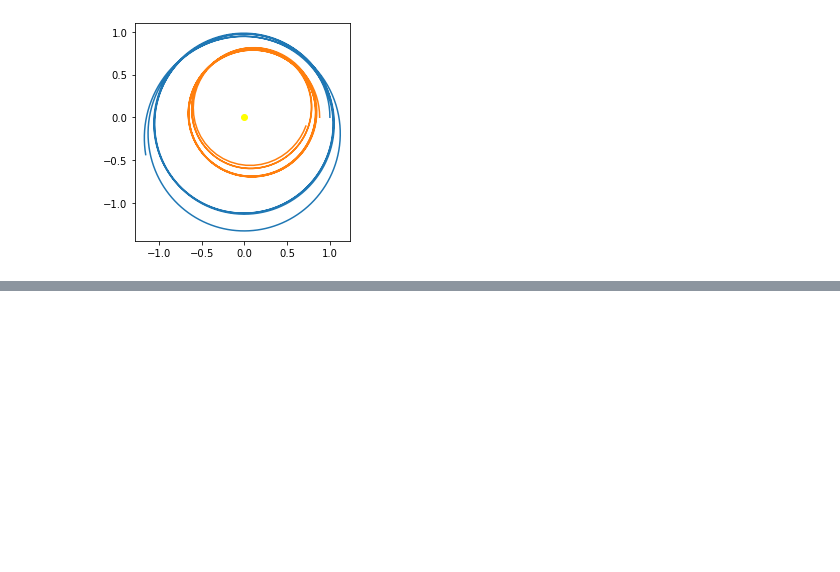
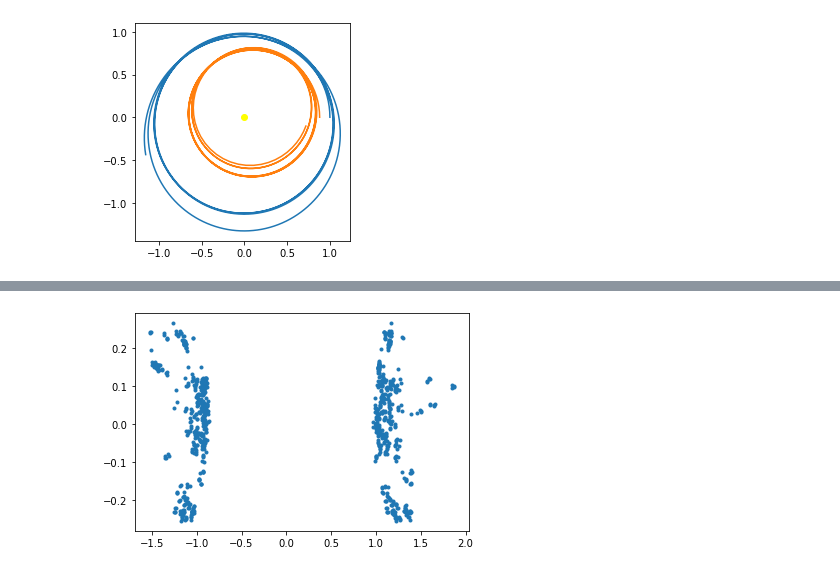
Before and after one commit to richmf/Fisica-Computacional-clases, a Jupyter notebook: Mapeo Poincare.ipynb, the cells around one changed output, grey strips where cells are left out. Saved outputs shown, nothing was run; the diff lists cells and outputs as text; code cells hidden in the pictures; blank space fills up the shorter version.

```diff
--- a/Mapeo Poincare.ipynb
+++ b/Mapeo Poincare.ipynb
@@ -75,0 +76,5 @@ show()
+# %%
+plot(mov_planetario.sol(t_raiz)[0],mov_planetario.sol(t_raiz)[2],'.')
+show()
+# %% [output]
+[figure, added]
```
Also changed, not shown: parts of 13 cells of this notebook.
